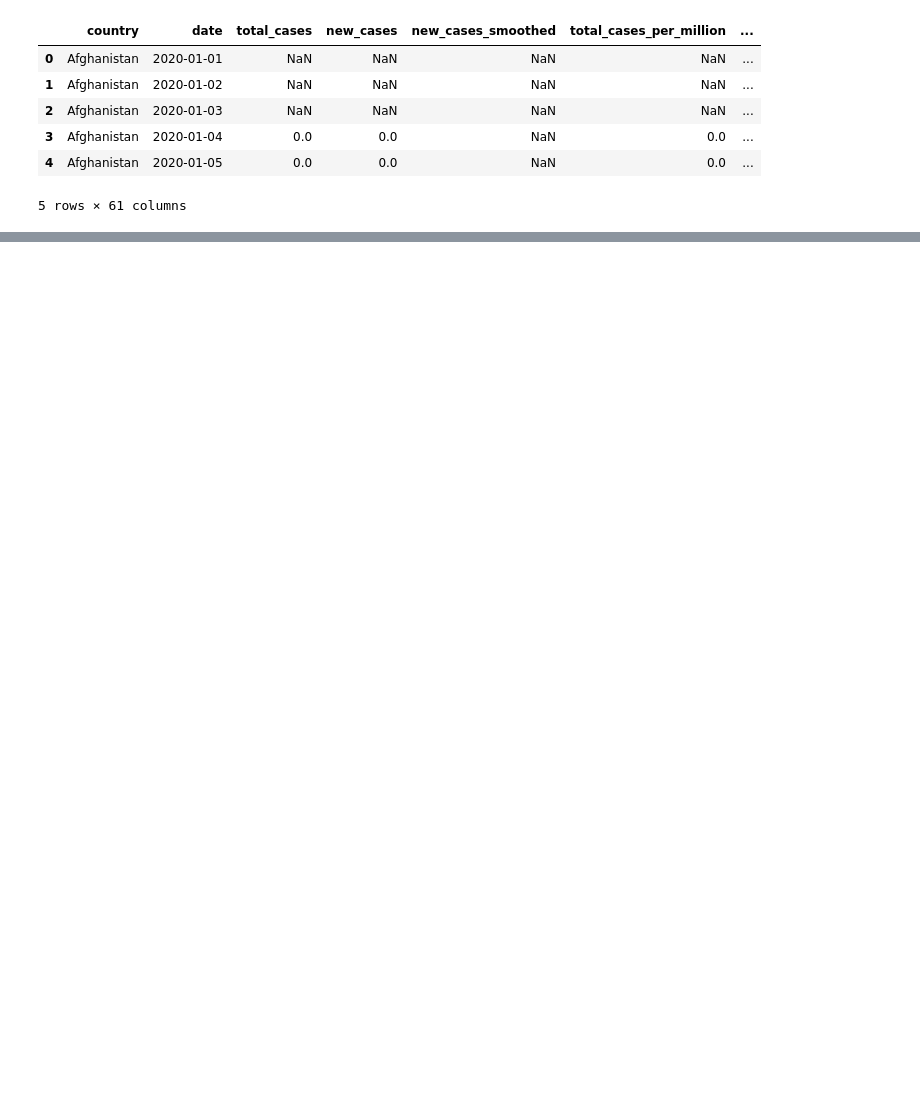
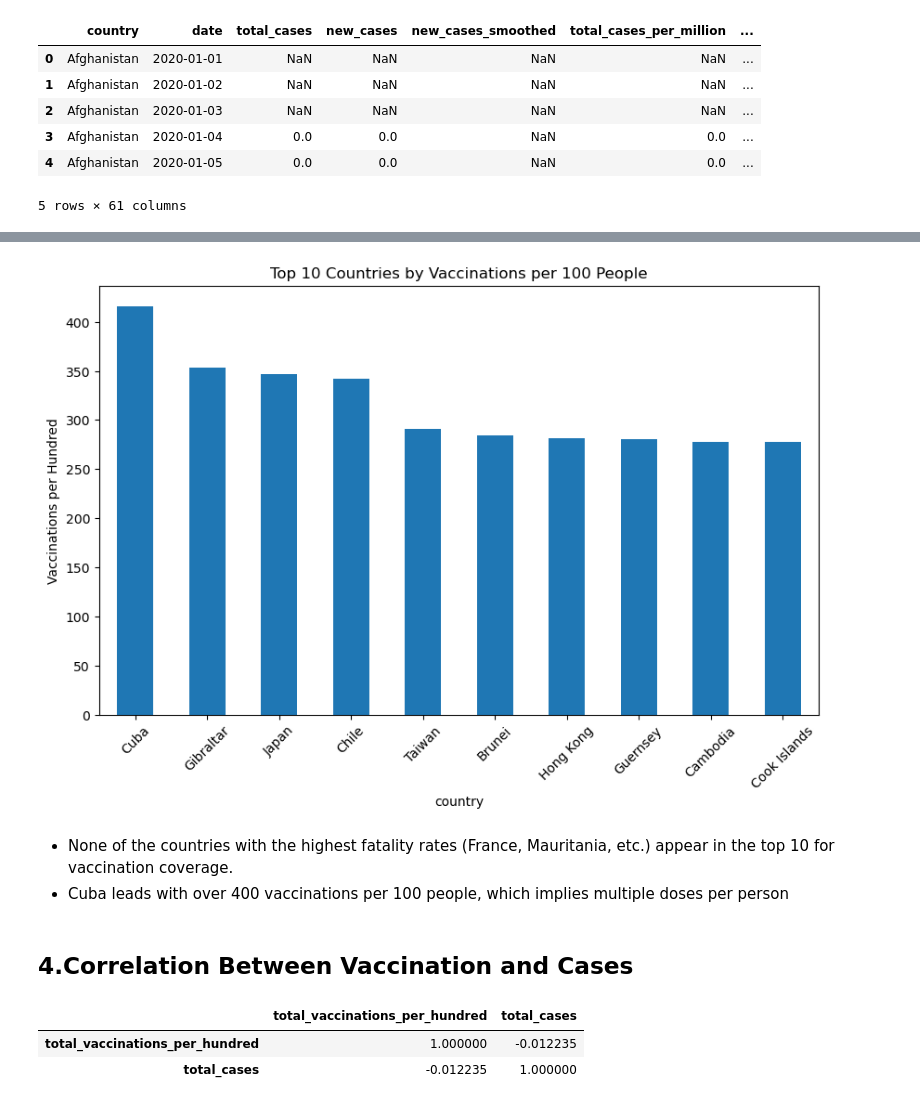
Before and after one commit to FAITHKAMANDE/COVID--19-Project, a Jupyter notebook: Project 1.ipynb, the cells around one changed output, grey strips where cells are left out. Cells and saved outputs as stored; diff of their text form; code cells hidden in the pictures; blank space fills up the shorter version.

```diff
--- a/Project 1.ipynb
+++ b/Project 1.ipynb
@@ -15,0 +350,3 @@ data.head()
+# %%
+vacc_by_country = data_copy.groupby('country')['total_vaccinations_per_hundred'].max().sort_values(ascending=False)
+vacc_by_country.head(n=10)
@@ -15,0 +366,24 @@ data.head()
+# %%
+vacc_by_country.head(10).plot(kind='bar', figsize=(10, 6))
+plt.title('Top 10 Countries by Vaccinations per 100 People')
+plt.ylabel('Vaccinations per Hundred')
+plt.xticks(rotation=45)
+plt.show()
+# %% [output]
+[figure, added]
+# %% [markdown]
+- None of the countries with the highest fatality rates (France, Mauritania, etc.) appear in the top 10 for vaccination coverage.
+- Cuba leads with over 400 vaccinations per 100 people, which implies multiple doses per person
+# %% [markdown]
+## 4.Correlation Between Vaccination and Cases
+# %%
+# Take most recent data per country
+latest = data_copy.sort_values('date').groupby('country').tail(1)
+
+# Correlation
+corr = latest[['total_vaccinations_per_hundred', 'total_cases']].corr()
+corr
+# %% [output]
+|  | total_vaccinations_per_hundred | total_cases |
+| total_vaccinations_per_hundred | 1.000000 | -0.012235 |
+| total_cases | -0.012235 | 1.000000 |
```
Also changed, not shown: parts of 39 cells of this notebook.
